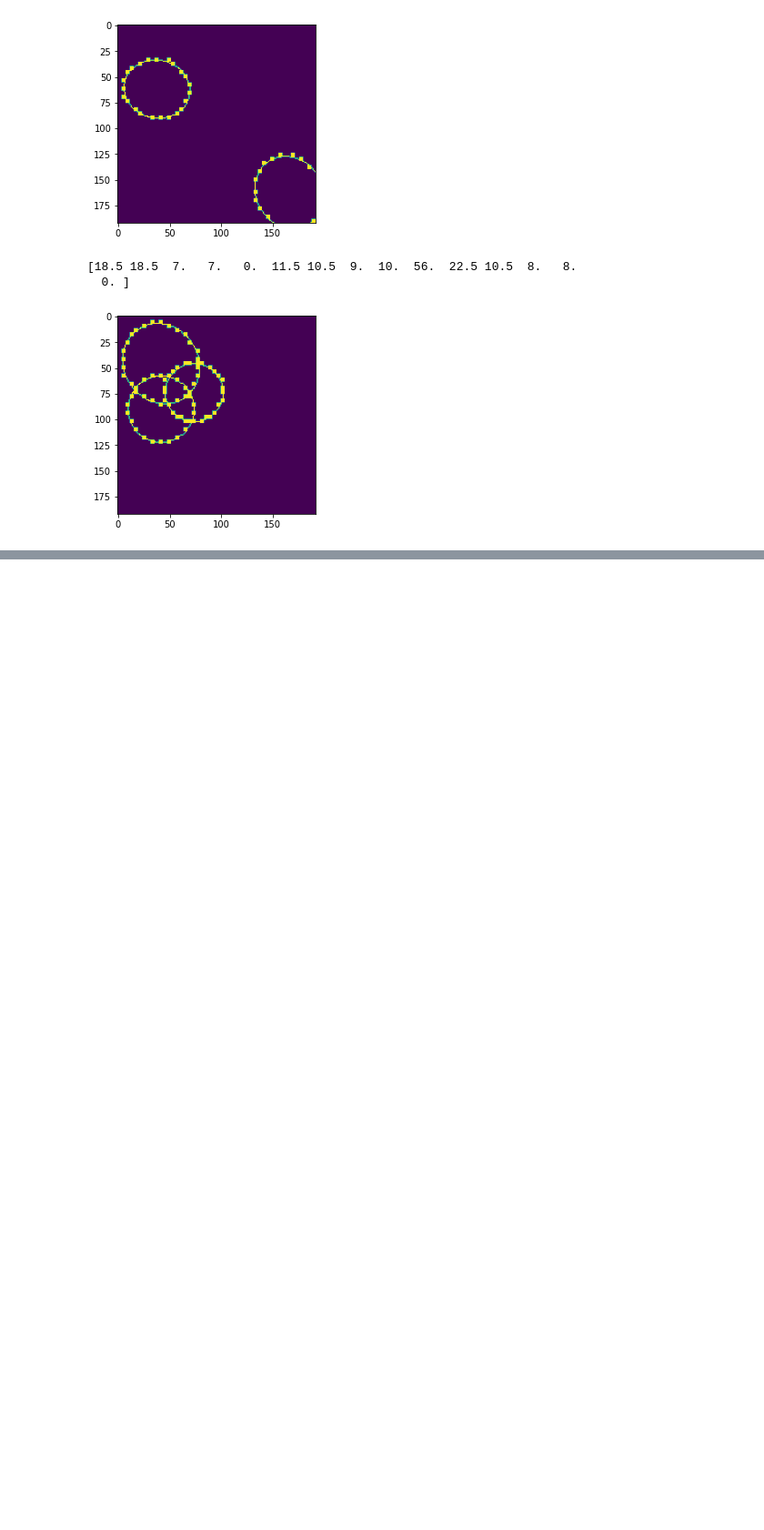
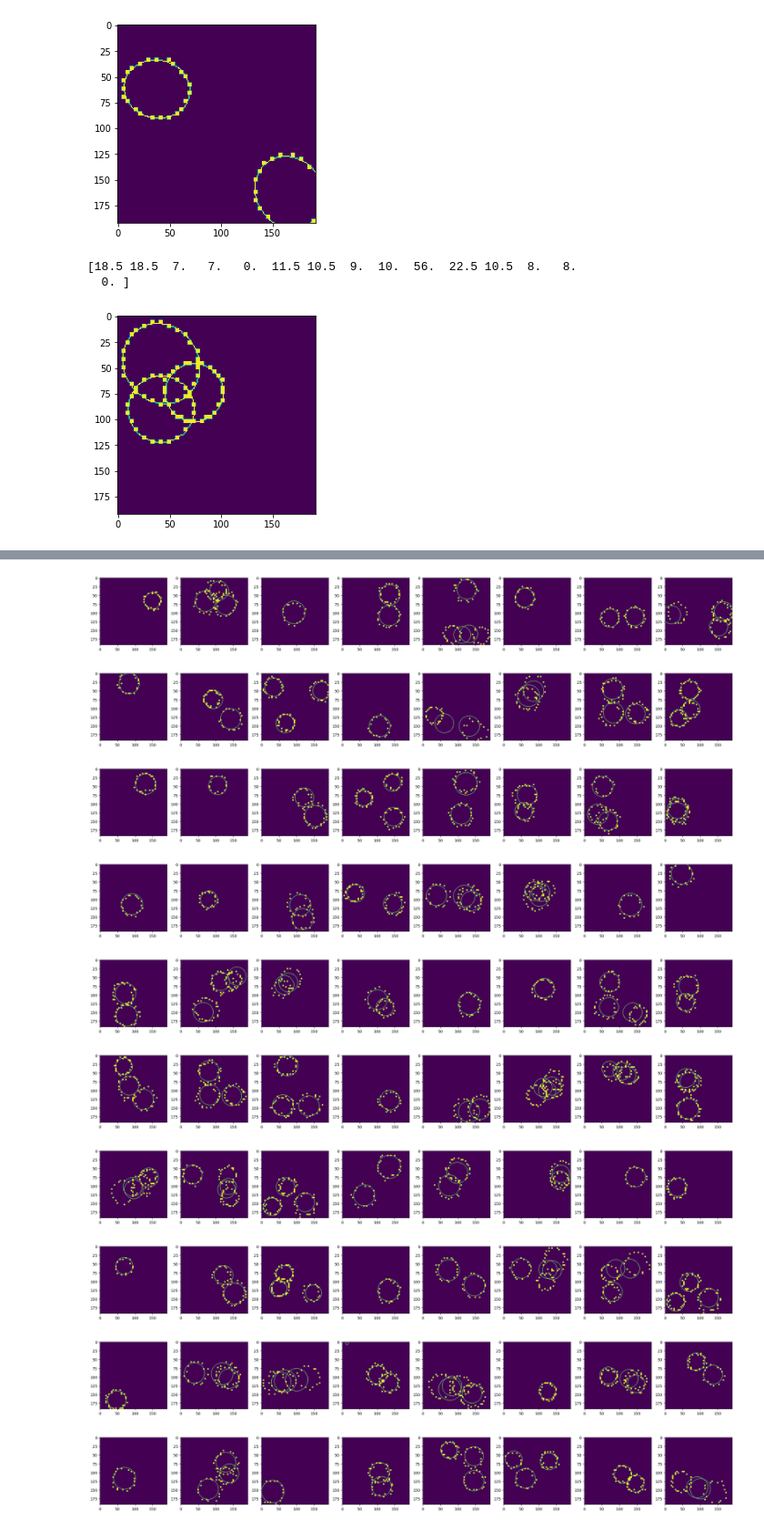
Before and after one commit to borkh/mcbm-ring-reco, a Jupyter notebook: params_finder.ipynb, the cells around one changed output, grey strips where cells are left out. Shown at 91% size. Saved outputs shown, nothing was run; the diff lists cells and outputs as text; code cells hidden in the pictures; blank space fills up the shorter version.

```diff
--- a/params_finder.ipynb
+++ b/params_finder.ipynb
@@ -105,0 +126,15 @@ for i in range(3):
+# %%
+model = tf.keras.models.load_model("models/64x2-CNN.model")
+for i in range(10):
+    compare_true_and_predict(displays_test, params_test, model, i, show_true=False)
+# %% [output]
+[figure, added]
+[figure, added]
+[figure, added]
+[figure, added]
+[figure, added]
+[figure, added]
+[figure, added]
+[figure, added]
+[figure, added]
+[figure, added]
```
Also changed, not shown: parts of 2 cells of this notebook, 7 other files.
